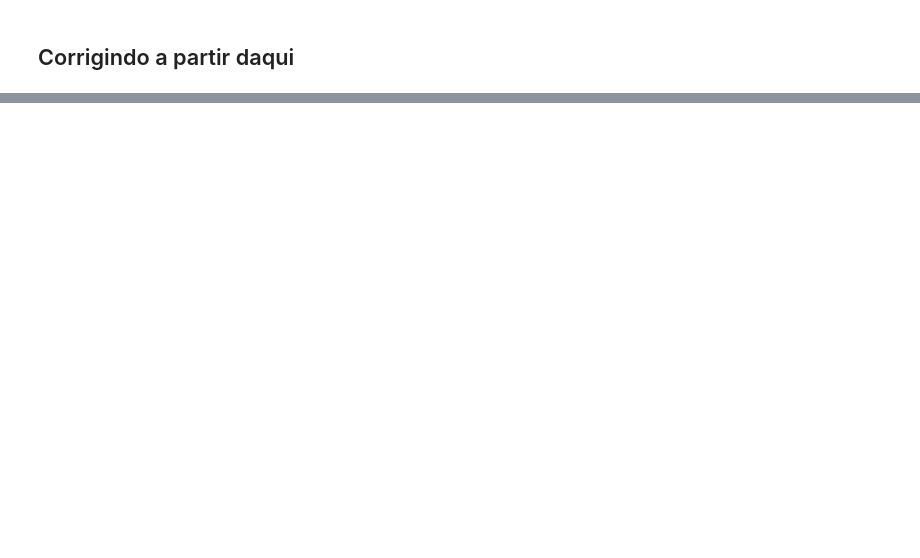
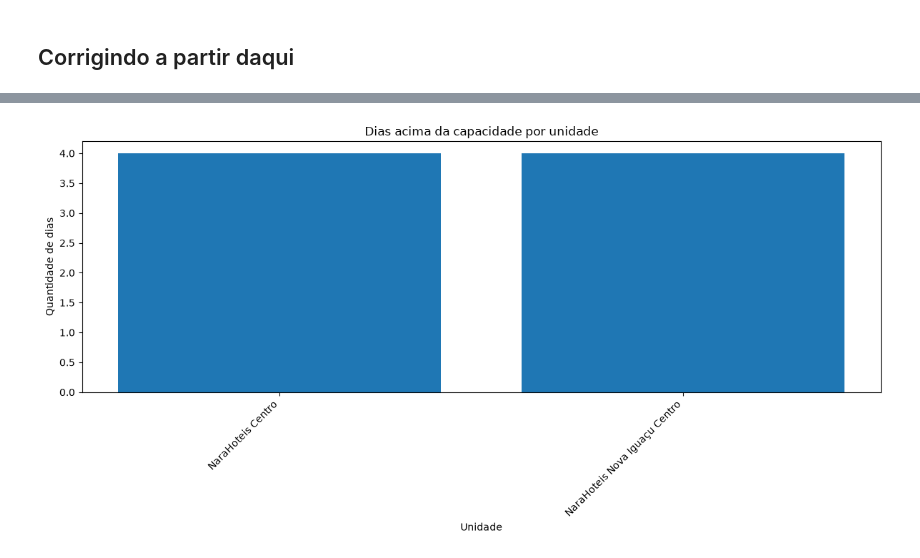
Before and after one commit to CarlosEduardoRodrigues7/Narahotel, a Jupyter notebook: resposta2.ipynb, the cells around one changed output, grey strips where cells are left out. Saved outputs shown, nothing was run; the diff lists cells and outputs as text; code cells hidden in the pictures; blank space fills up the shorter version.

```diff
--- a/resposta2.ipynb
+++ b/resposta2.ipynb
@@ -891,9 +40,0 @@ display(df_exibicao_capacidade)
-# %%
-# 1. Diagnóstico: Verificando os nomes exatos das unidades disponíveis na base
-print("Unidades disponíveis na base:")
-print(df_unidades['nome_unidade'].unique())
-
-# 2. Diagnóstico: Verificando quais anos realmente existem nas reservas
-df_reservas['data_checkin'] = pd.to_datetime(df_reservas['data_checkin'], errors='coerce')
-print("\nAnos presentes na base de reservas:")
-print(df_reservas['data_checkin'].dt.year.dropna().unique())
@@ -966,0 +348,28 @@ plt.show()
+# %%
+import matplotlib.pyplot as plt
+
+
+# ============================================================
+# GRÁFICO 1 - DIAS ACIMA DA CAPACIDADE POR HOTEL
+# ============================================================
+
+plt.figure(figsize=(12, 6))
+
+plt.bar(
+    resumo_excesso['nome_unidade'],
+    resumo_excesso['dias_acima_capacidade']
+)
+
+plt.title('Dias acima da capacidade por unidade')
+plt.xlabel('Unidade')
+plt.ylabel('Quantidade de dias')
+
+plt.xticks(
+    rotation=45,
+    ha='right'
+)
+
+plt.tight_layout()
+plt.show()
+# %% [output]
+[figure, added]
```
Also changed, not shown: parts of 29 cells of this notebook.
